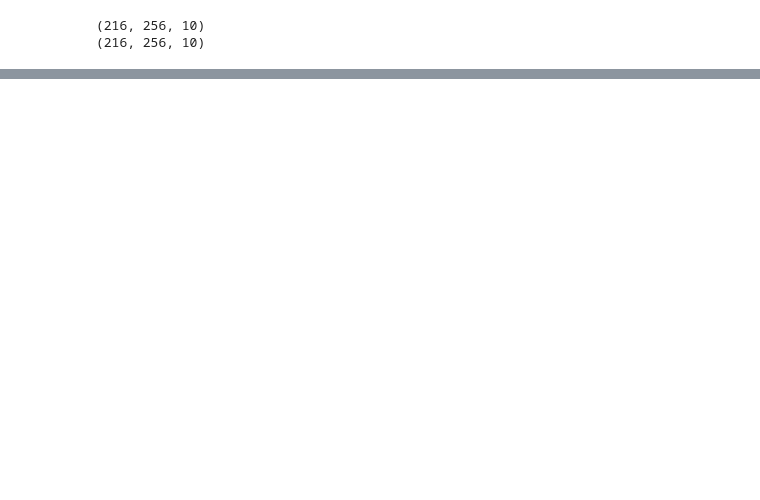
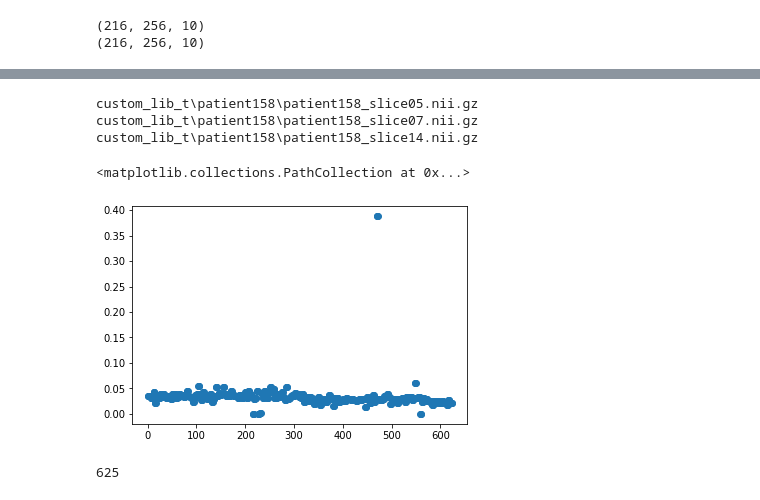
Before and after one commit to nicolas1805961/Cardiac-Segmentation-Optical-flow, a Jupyter notebook: nnunet/experiment.ipynb, the cells around one changed output, grey strips where cells are left out. Cells and saved outputs as stored; diff of their text form; code cells hidden in the pictures; blank space fills up the shorter version.

```diff
--- a/nnunet/experiment.ipynb
+++ b/nnunet/experiment.ipynb
@@ -1,4 +0,0 @@
-# %%
-import pickle
-
-pickle.load(open( "out\\nnUNet_preprocessed\Task027_ACDC\\nnUNetPlansv2.1_plans_2D.pkl", "rb" ))
@@ -255,0 +391,17 @@ for i, patient in enumerate(tqdm(glob('data_ok/*/*'))):
+# %%
+import numpy as np
+from glob import glob
+from tqdm import tqdm
+
+shape_list = []
+name_list = []
+for path in tqdm(glob(r'out\nnUNet_preprocessed\Task028_Lib\custom_experiment_planner_stage0/*.npz')):
+    data = np.load(path)
+    shape_list.append(data['data'].shape[1])
+    name_list.append(path)
+shape_list = np.array(shape_list)
+name_list = np.array(name_list)
+idx = np.argmax(shape_list)
+print(shape_list[idx])
+print(name_list[idx])
+print(shape_list.mean())
@@ -255,0 +524,5 @@ for i, patient in enumerate(tqdm(glob('data_ok/*/*'))):
+# %%
+import nibabel as nib
+
+data = nib.load(r'custom_lib_t\patient158\patient158_slice05.nii.gz')
+print(data.header)
@@ -255,0 +547,32 @@ for i, patient in enumerate(tqdm(glob('data_ok/*/*'))):
+# %%
+import pickle
+from glob import glob
+import matplotlib.pyplot as plt
+import nibabel as nib
+import numpy as np
+
+res_t_list = []
+for path in glob(r'custom_lib_t\**\*.gz', recursive=True):
+    if '_gt.' in path:
+        continue
+    data = nib.load(path)
+    p = data.header['pixdim'][3]
+    res_t_list.append(p)
+    if p > 0.3:
+        print(path)
+
+x = np.arange(len(res_t_list))
+plt.scatter(x=x, y=res_t_list)
+# %% [output]
+custom_lib_t\patient158\patient158_slice05.nii.gz
+custom_lib_t\patient158\patient158_slice07.nii.gz
+custom_lib_t\patient158\patient158_slice14.nii.gz
+<matplotlib.collections.PathCollection at 0x...>
+[figure, added]
+# %%
+from glob import glob
+
+l = glob(r'out\nnUNet_raw_data_base\nnUNet_raw_data\Task028_Lib\imagesTr\*.gz', recursive=True)
+print(len(l))
+# %% [output]
+625
```
Also changed, not shown: parts of 81 cells of this notebook, 35 other files.
